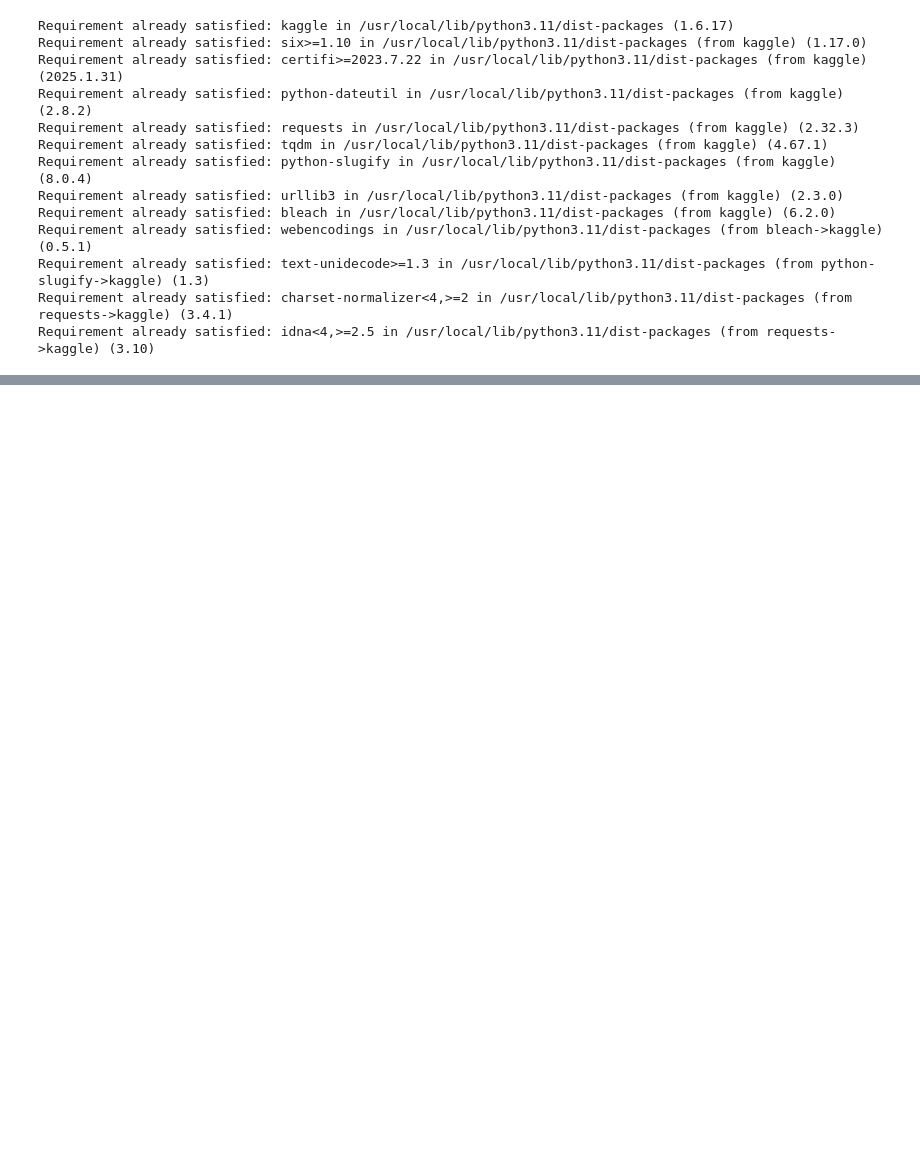
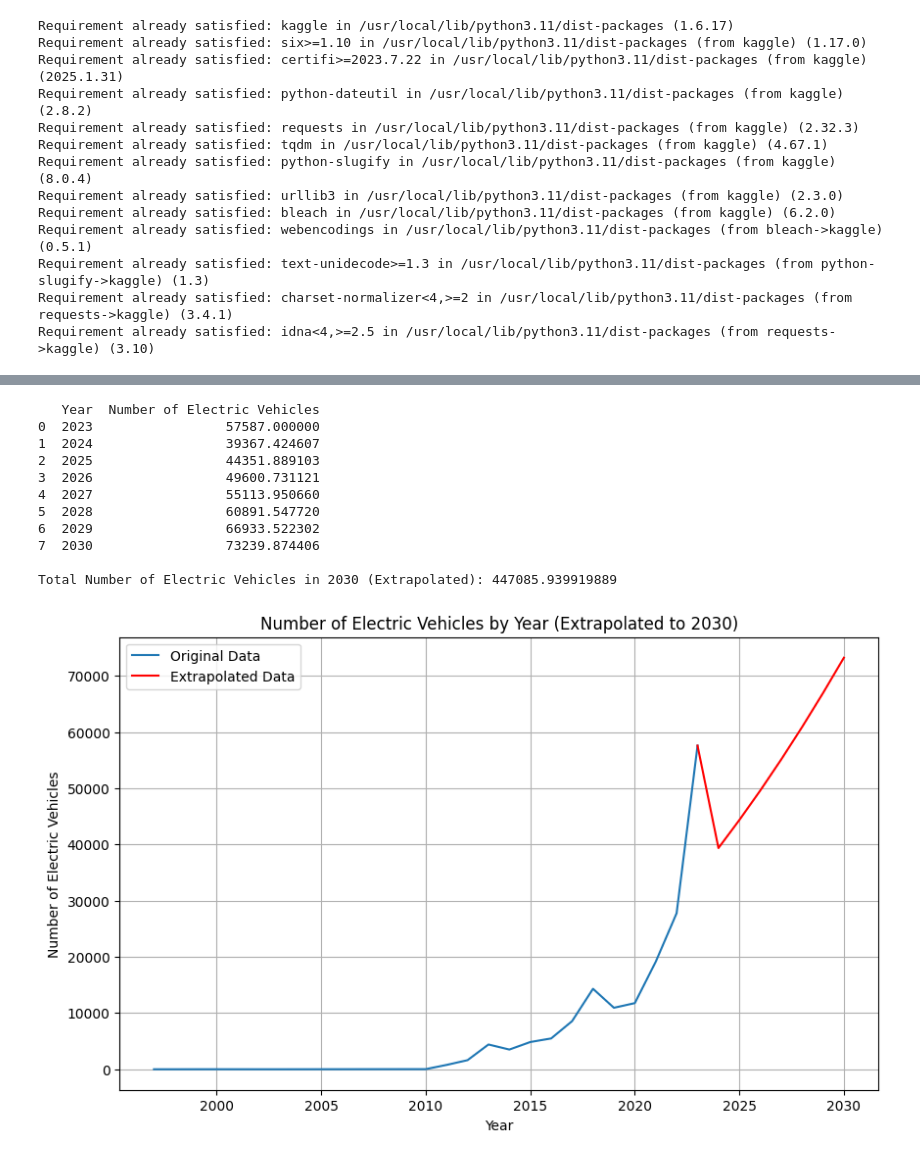
Before and after one commit to Number1MarsMan/googleColabProjects, a Jupyter notebook: AddedEVData.ipynb, the cells around one changed output, grey strips where cells are left out. Saved outputs shown, nothing was run; the diff lists cells and outputs as text; code cells hidden in the pictures; blank space fills up the shorter version.

```diff
--- a/AddedEVData.ipynb
+++ b/AddedEVData.ipynb
@@ -187,0 +200,59 @@ array([['5YJYGDEE1L', 'King', 'Seattle', ...,
+# %%
+# prompt: now extrapolate it to 2030, and add a datapoint at every year then list in a table and sum them up, using actual data until 2023 then use the extrapolation curve
+
+import pandas as pd
+import matplotlib.pyplot as plt
+import numpy as np
+
+# ... (Previous code for loading and processing the data) ...
+
+
+# Fit a polynomial of degree 2 to the data
+coefficients = np.polyfit(year_counts.index, year_counts.values, 2)
+polynomial = np.poly1d(coefficients)
+
+# Extrapolate to 2030
+extrapolated_years = list(range(2023, 2031))
+extrapolated_counts = [year_counts.get(year, polynomial(year)) for year in extrapolated_years]
+
+
+# Create a table
+table_data = {
+    "Year": extrapolated_years,
+    "Number of Electric Vehicles": extrapolated_counts
+}
+df_table = pd.DataFrame(table_data)
+print(df_table)
+
+
+# Calculate the sum of extrapolated counts
+total_ev_2030 = sum(extrapolated_counts)
+print("\nTotal Number of Electric Vehicles in 2030 (Extrapolated):", total_ev_2030)
+
+
+# Create a graph with extrapolated data
+plt.figure(figsize=(10, 6))
+plt.plot(year_counts.index, year_counts.values, label='Original Data')
+
+# Plot the extrapolated values
+plt.plot(extrapolated_years, extrapolated_counts, color='red', label='Extrapolated Data')
+
+plt.xlabel('Year')
+plt.ylabel('Number of Electric Vehicles')
+plt.title('Number of Electric Vehicles by Year (Extrapolated to 2030)')
+plt.grid(True)
+plt.legend()
+plt.show()
+# %% [output]
+   Year  Number of Electric Vehicles
+0  2023                 57587.000000
+1  2024                 39367.424607
+2  2025                 44351.889103
+3  2026                 49600.731121
+4  2027                 55113.950660
+5  2028                 60891.547720
+6  2029                 66933.522302
+7  2030                 73239.874406
+
+Total Number of Electric Vehicles in 2030 (Extrapolated): 447085.939919889
+[figure, added]
```
Also changed, not shown: parts of 14 cells of this notebook.
